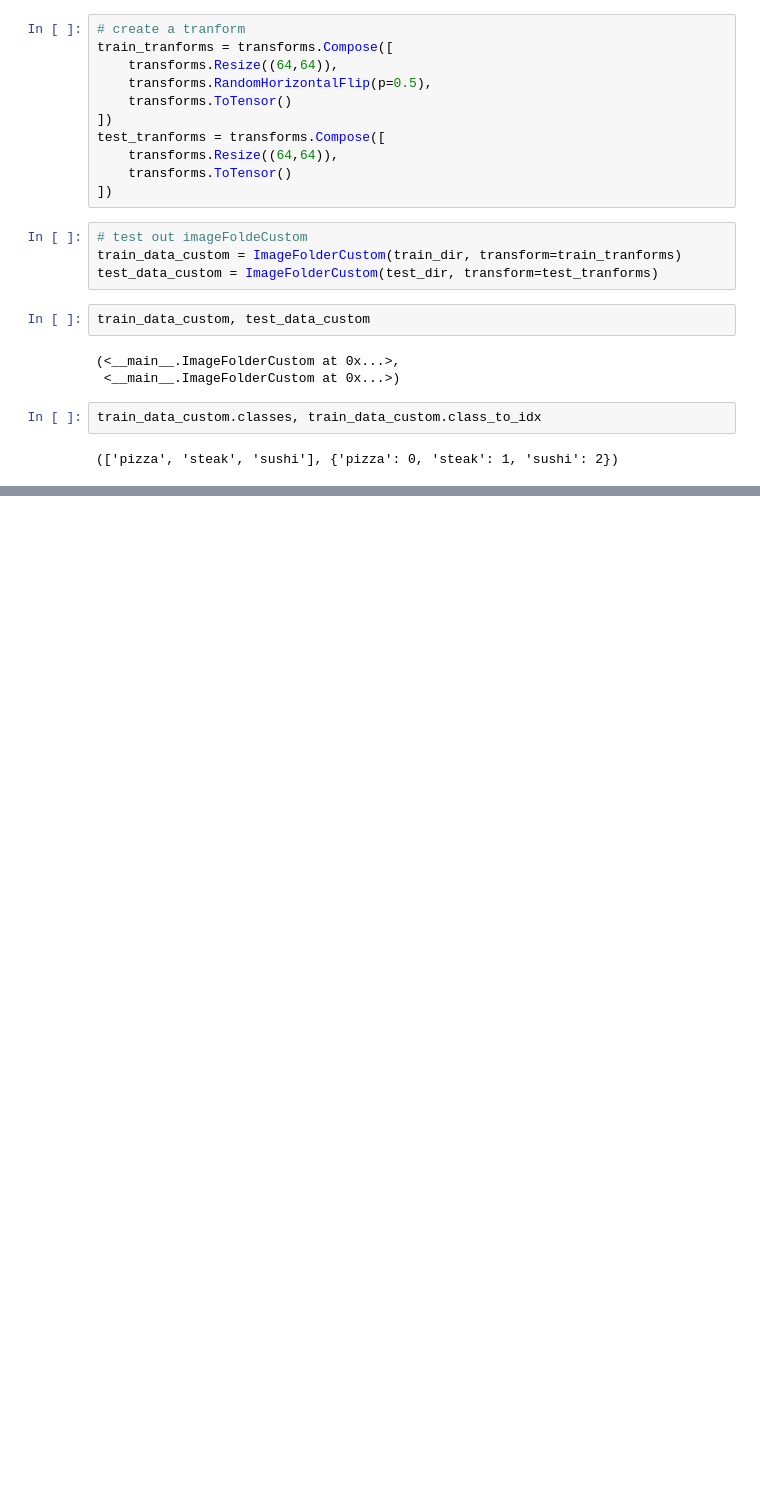
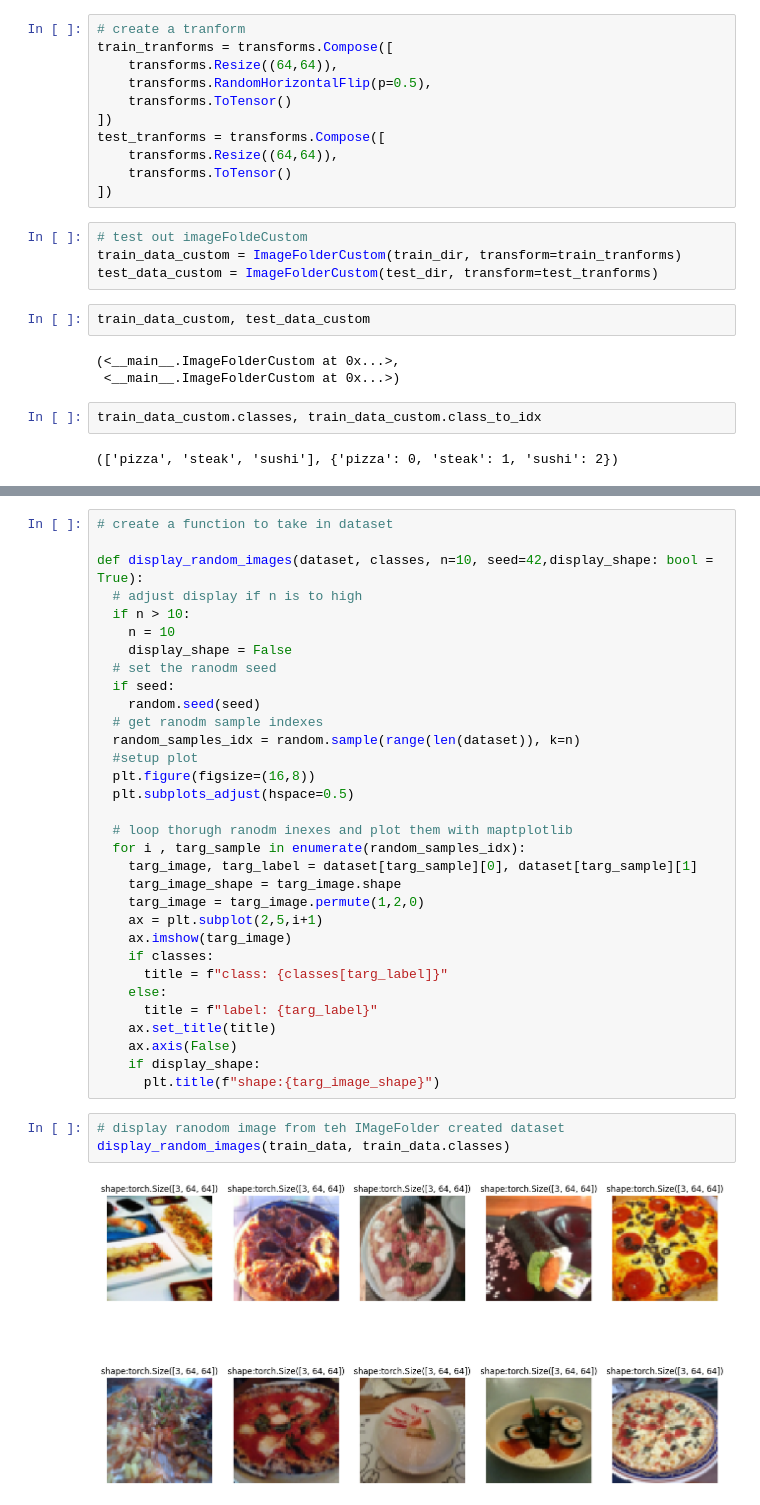
Before and after one commit to lewisnjue/AI, a Jupyter notebook: pytorch_datasets_.ipynb, the cells around one changed output, grey strips where cells are left out. Cells and saved outputs as stored; diff of their text form; blank space fills up the shorter version.

```diff
--- a/pytorch_datasets_.ipynb
+++ b/pytorch_datasets_.ipynb
@@ -629,0 +643,37 @@ train_data_custom.classes, train_data_custom.class_to_idx
+# %%
+# create a function to take in dataset
+
+def display_random_images(dataset, classes, n=10, seed=42,display_shape: bool = True):
+  # adjust display if n is to high
+  if n > 10:
+    n = 10
+    display_shape = False
+  # set the ranodm seed
+  if seed:
+    random.seed(seed)
+  # get ranodm sample indexes
+  random_samples_idx = random.sample(range(len(dataset)), k=n)
+  #setup plot
+  plt.figure(figsize=(16,8))
+  plt.subplots_adjust(hspace=0.5)
+
+  # loop thorugh ranodm inexes and plot them with maptplotlib
+  for i , targ_sample in enumerate(random_samples_idx):
+    targ_image, targ_label = dataset[targ_sample][0], dataset[targ_sample][1]
+    targ_image_shape = targ_image.shape
+    targ_image = targ_image.permute(1,2,0)
+    ax = plt.subplot(2,5,i+1)
+    ax.imshow(targ_image)
+    if classes:
+      title = f"class: {classes[targ_label]}"
+    else:
+      title = f"label: {targ_label}"
+    ax.set_title(title)
+    ax.axis(False)
+    if display_shape:
+      plt.title(f"shape:{targ_image_shape}")
+# %%
+# display ranodom image from teh IMageFolder created dataset
+display_random_images(train_data, train_data.classes)
+# %% [output]
+[figure, added]
```
Also changed, not shown: parts of 3 cells of this notebook.
